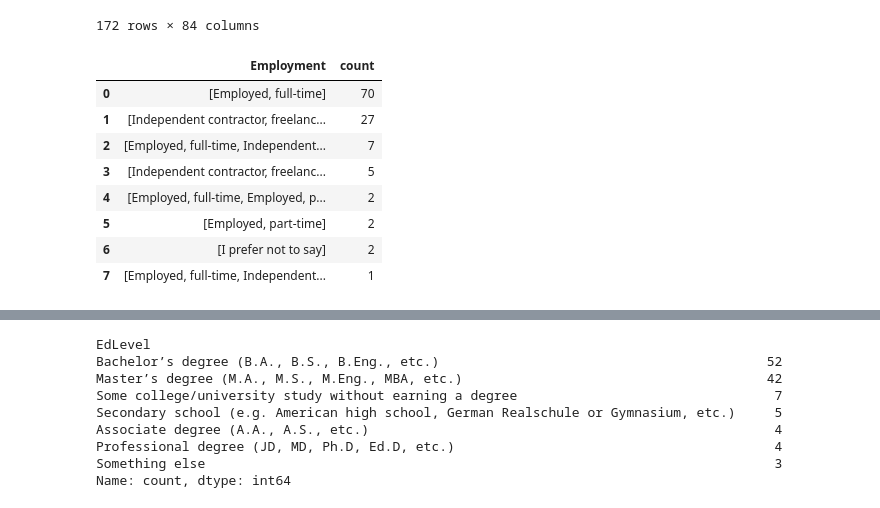
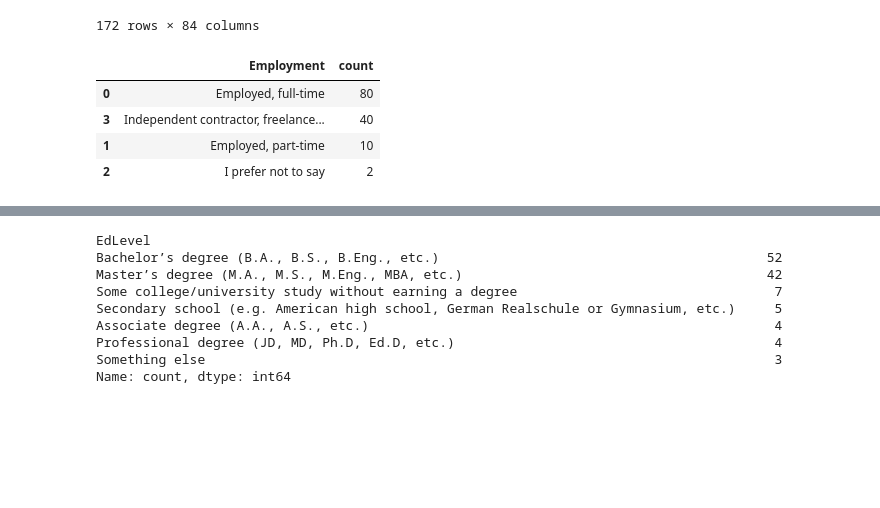
Before and after one commit to abrahim-k/stack_overflow_data, a Jupyter notebook: stack_overflow.ipynb, the cells around one changed output, grey strips where cells are left out. Drawn from its saved outputs; the diff is of its cells as text; code cells hidden in the pictures; blank space fills up the shorter version.

Commit message:
refactor: high influence employment df grouped and sorted completely

```diff
--- a/stack_overflow.ipynb
+++ b/stack_overflow.ipynb
@@ -45,19 +45,20 @@ some_influence_df
 # %%
 # table of employment distribution for developers with high influence
 
 high_influence_employment_series = high_influence_df['Employment'].value_counts()
 high_influence_employment_df = high_influence_employment_series.reset_index()
 
 high_influence_employment_df.columns = ('Employment', 'count')
 high_influence_employment_df['Employment'] = high_influence_employment_df['Employment'].str.split(';')
-high_influence_employment_df['
+high_influence_employment_df = high_influence_employment_df.explode('Employment')
+
+grouped_high_employment_df = high_influence_employment_df.groupby('Employment')['count'].sum().reset_index()
+grouped_high_employment_df = grouped_high_employment_df.sort_values(by='count', ascending=False)
+
+grouped_high_employment_df
 # %% [output]
 |  | Employment | count |
-| 0 | [Employed, full-time] | 70 |
-| 1 | [Independent contractor, freelanc... | 27 |
-| 2 | [Employed, full-time, Independent... | 7 |
-| 3 | [Independent contractor, freelanc... | 5 |
-| 4 | [Employed, full-time, Employed, p... | 2 |
-| 5 | [Employed, part-time] | 2 |
-| 6 | [I prefer not to say] | 2 |
-| 7 | [Employed, full-time, Independent... | 1 |
+| 0 | Employed, full-time | 80 |
+| 3 | Independent contractor, freelance... | 40 |
+| 1 | Employed, part-time | 10 |
+| 2 | I prefer not to say | 2 |
```
Also changed, not shown: parts of 2 cells of this notebook.
